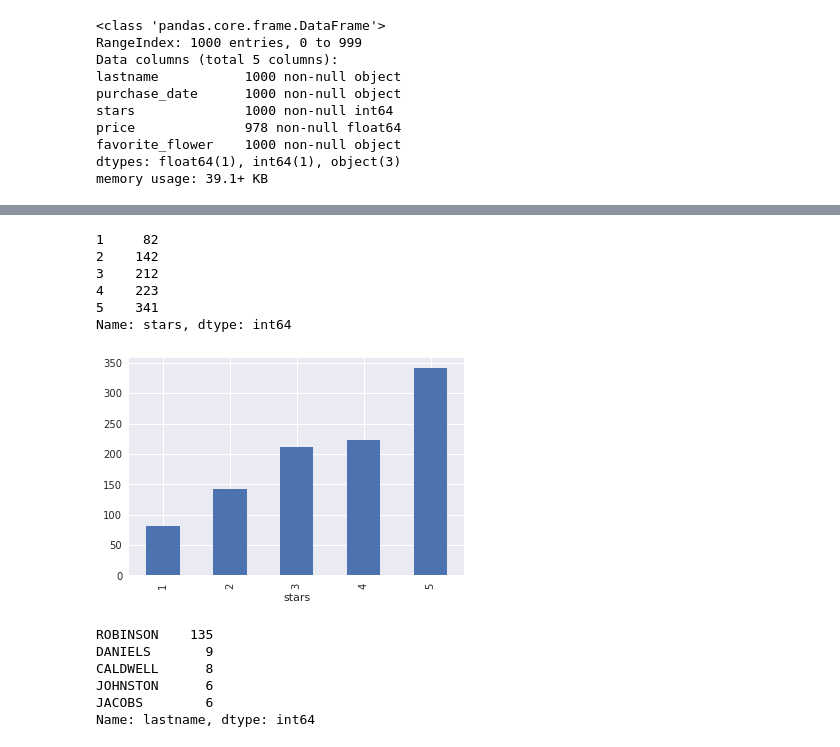
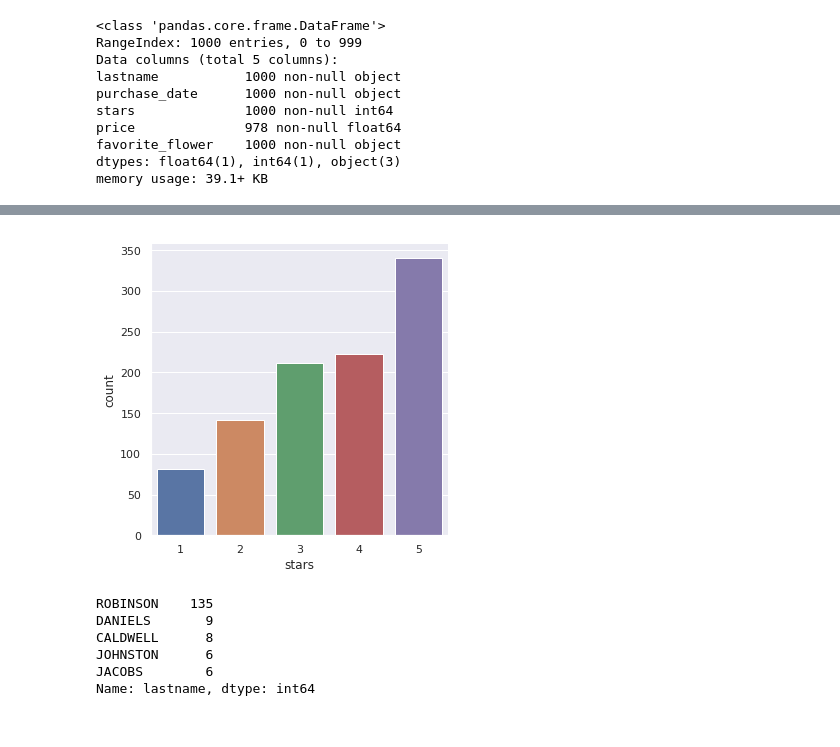
Before and after one commit to rohanaru53/COMSW4995_007_2018_3, a Jupyter notebook: notebooks/slides_week1.ipynb, the cells around one changed output, grey strips where cells are left out. Saved outputs shown, nothing was run; the diff lists cells and outputs as text; code cells hidden in the pictures.

```diff
--- a/notebooks/slides_week1.ipynb
+++ b/notebooks/slides_week1.ipynb
@@ -276,18 +270,8 @@ _ = plt.ylabel('count')
-# %%
-# another way, using pandas
-df.stars.value_counts(sort=False)
-# %% [output]
-1     82
-2    142
-3    212
-4    223
-5    341
-Name: stars, dtype: int64
-# %%
-_ = df.stars.value_counts(sort=False).plot.bar()
-_ = plt.xlabel('stars')
-# %% [output]
-[figure, removed]
+# %%
+# plot histogram for starts
+_ = sns.catplot(x='stars',kind='count',data=df)
+# %% [output]
+[figure, added]
 # %%
 # get highest name counts
 df[df.stars == 5].lastname.value_counts().head()
```
Also changed, not shown: parts of 17 cells of this notebook, 1 other file.
